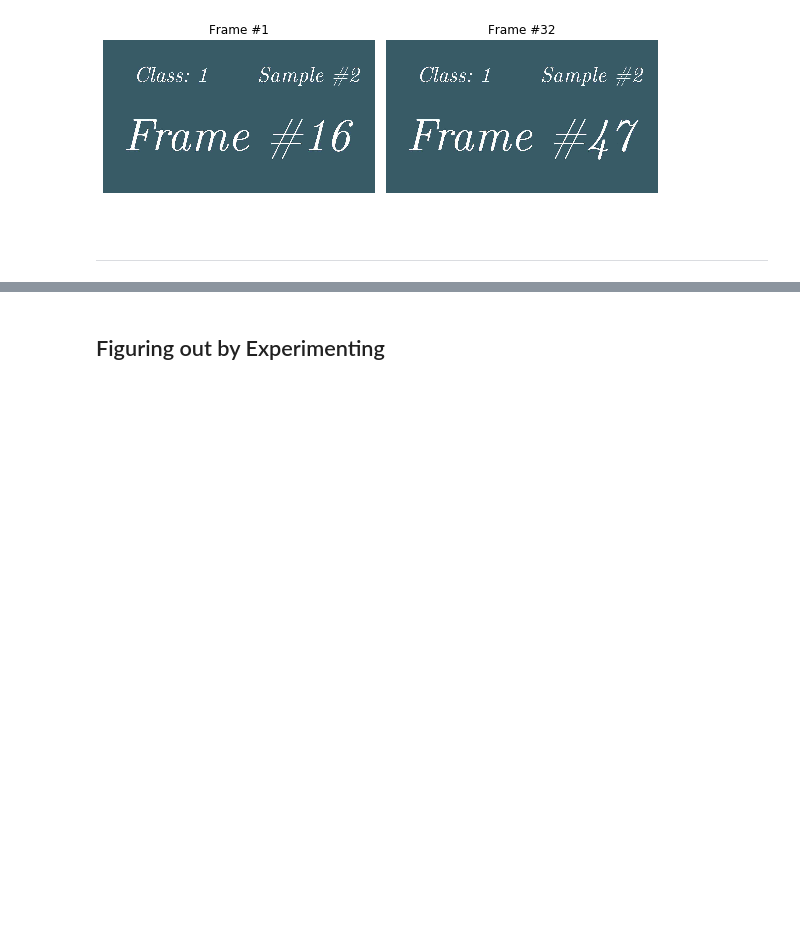
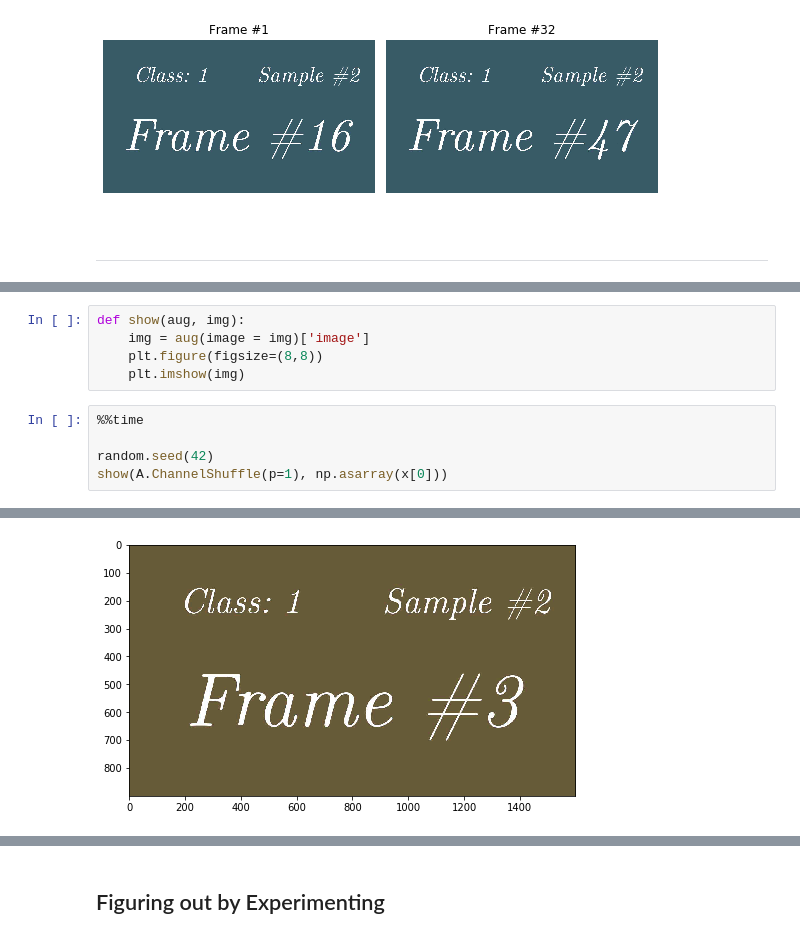
Before and after one commit to rsomani95/video-classification, a Jupyter notebook: notebooks/understanding-the-pieces.ipynb, the cells around one changed output, grey strips where cells are left out. Cells and saved outputs as stored; diff of their text form; blank space fills up the shorter version.

```diff
--- a/notebooks/understanding-the-pieces.ipynb
+++ b/notebooks/understanding-the-pieces.ipynb
@@ -278,0 +309,11 @@ plot_adjacent(data[16][0])
+# %%
+def show(aug, img):
+    img = aug(image = img)['image']
+    plt.figure(figsize=(8,8))
+    plt.imshow(img)
+# %%
+%%time
+
+random.seed(42)
+show(A.ChannelShuffle(p=1), np.asarray(x[0]))
+# %% [output]
@@ -278,0 +322 @@ plot_adjacent(data[16][0])
+[figure, added]
```
Also changed, not shown: parts of 27 cells of this notebook.
